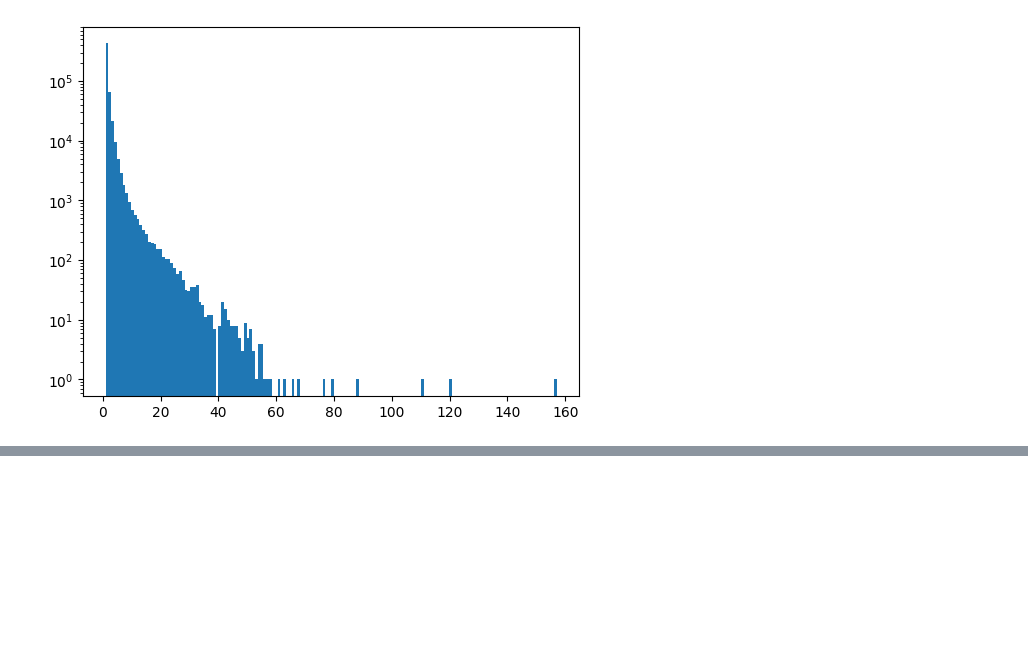
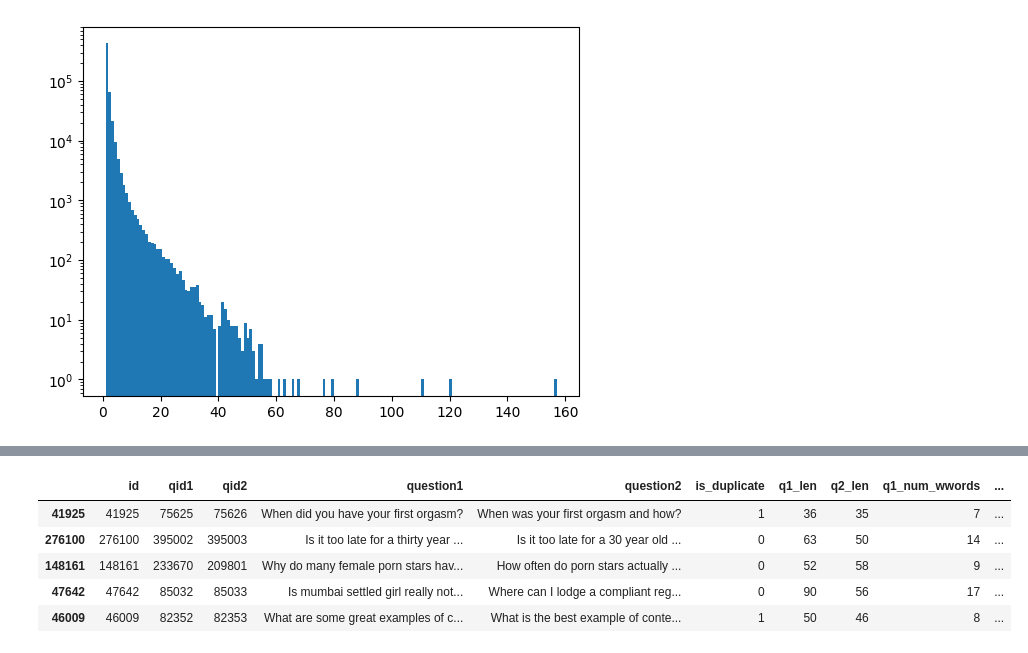
Before and after one commit to Saransh-Basu-01/Quora-Question-Pairs, a Jupyter notebook: Quora Question Pairs.ipynb, the cells around one changed output, grey strips where cells are left out. Saved outputs shown, nothing was run; the diff lists cells and outputs as text; code cells hidden in the pictures; blank space fills up the shorter version.

```diff
--- a/Quora Question Pairs.ipynb
+++ b/Quora Question Pairs.ipynb
@@ -120,0 +211,3 @@ plt.yscale('log')
+# %%
+new_df['q1_len']=new_df['question1'].str.len()
+new_df['q2_len']=new_df['question2'].str.len()
@@ -120,0 +223,11 @@ plt.yscale('log')
+# %%
+new_df['q1_num_wwords']=new_df['question1'].apply(lambda row: len(row.split(" ")))
+new_df['q2_num_wwords']=new_df['question2'].apply(lambda row: len(row.split(" ")))
+new_df.head()
+# %% [output]
+|  | id | qid1 | qid2 | question1 | question2 | is_duplicate | q1_len | q2_len | q1_num_wwords | ... |
+| 41925 | 41925 | 75625 | 75626 | When did you have your first orgasm? | When was your first orgasm and how? | 1 | 36 | 35 | 7 | ... |
+| 276100 | 276100 | 395002 | 395003 | Is it too late for a thirty year ... | Is it too late for a 30 year old ... | 0 | 63 | 50 | 14 | ... |
+| 148161 | 148161 | 233670 | 209801 | Why do many female porn stars hav... | How often do porn stars actually ... | 0 | 52 | 58 | 9 | ... |
+| 47642 | 47642 | 85032 | 85033 | Is mumbai settled girl really not... | Where can I lodge a compliant reg... | 0 | 90 | 56 | 17 | ... |
+| 46009 | 46009 | 82352 | 82353 | What are some great examples of c... | What is the best example of conte... | 1 | 50 | 46 | 8 | ... |
```
Also changed, not shown: parts of 18 cells of this notebook.
